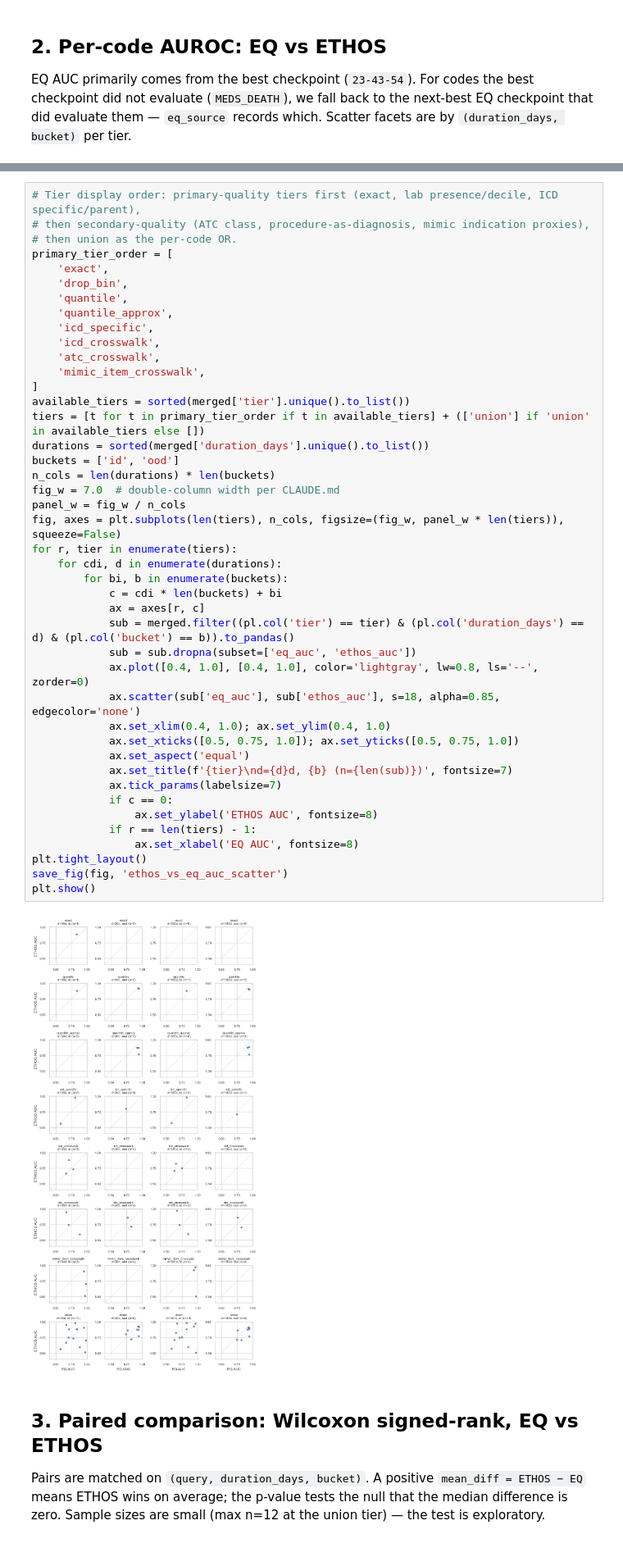
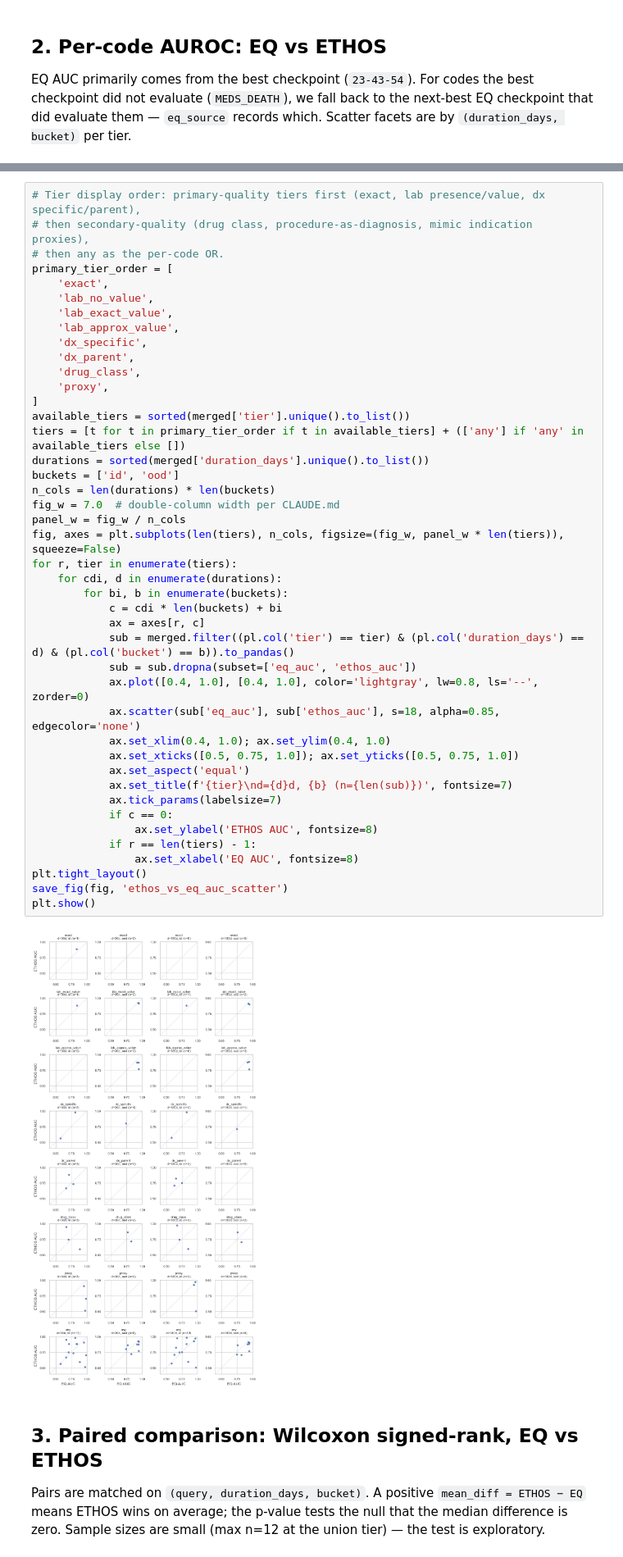
Before and after one commit to mmcdermott/EveryQuery-conditional, a Jupyter notebook: src/every_query/paper_experiments/ethos/comparison.ipynb, the cells around one changed output, grey strips where cells are left out. Shown at 82% size. Saved outputs shown, nothing was run; the diff lists cells and outputs as text.

```diff
--- a/src/every_query/paper_experiments/ethos/comparison.ipynb
+++ b/src/every_query/paper_experiments/ethos/comparison.ipynb
@@ -228,48 +230,48 @@ tier_quality counts: {'primary': np.uint32(23), 'secondary': np.uint32(63)}
 # %%
-# Tier display order: primary-quality tiers first (exact, lab presence/decile, ICD specific/parent),
-# then secondary-quality (ATC class, procedure-as-diagnosis, mimic indication proxies),
-# then union as the per-code OR.
+# Tier display order: primary-quality tiers first (exact, lab presence/value, dx specific/parent),
+# then secondary-quality (drug class, procedure-as-diagnosis, mimic indication proxies),
+# then any as the per-code OR.
 primary_tier_order = [
     'exact',
-    'drop_bin',
-    'quantile',
-    'quantile_approx',
-    'icd_specific',
-    'icd_crosswalk',
-    'atc_crosswalk',
-    'mimic_item_crosswalk',
+    'lab_no_value',
+    'lab_exact_value',
+    'lab_approx_value',
+    'dx_specific',
+    'dx_parent',
+    'drug_class',
+    'proxy',
 ]
 available_tiers = sorted(merged['tier'].unique().to_list())
-tiers = [t for t in primary_tier_order if t in available_tiers] + (['union'] if 'union' in available_tiers else [])
+tiers = [t for t in primary_tier_order if t in available_tiers] + (['any'] if 'any' in available_tiers else [])
 durations = sorted(merged['duration_days'].unique().to_list())
 buckets = ['id', 'ood']
 n_cols = len(durations) * len(buckets)
 fig_w = 7.0  # double-column width per CLAUDE.md
 panel_w = fig_w / n_cols
 fig, axes = plt.subplots(len(tiers), n_cols, figsize=(fig_w, panel_w * len(tiers)), squeeze=False)
 for r, tier in enumerate(tiers):
     for cdi, d in enumerate(durations):
         for bi, b in enumerate(buckets):
             c = cdi * len(buckets) + bi
             ax = axes[r, c]
             sub = merged.filter((pl.col('tier') == tier) & (pl.col('duration_days') == d) & (pl.col('bucket') == b)).to_pandas()
             sub = sub.dropna(subset=['eq_auc', 'ethos_auc'])
             ax.plot([0.4, 1.0], [0.4, 1.0], color='lightgray', lw=0.8, ls='--', zorder=0)
             ax.scatter(sub['eq_auc'], sub['ethos_auc'], s=18, alpha=0.85, edgecolor='none')
             ax.set_xlim(0.4, 1.0); ax.set_ylim(0.4, 1.0)
             ax.set_xticks([0.5, 0.75, 1.0]); ax.set_yticks([0.5, 0.75, 1.0])
             ax.set_aspect('equal')
             ax.set_title(f'{tier}\nd={d}d, {b} (n={len(sub)})', fontsize=7)
             ax.tick_params(labelsize=7)
             if c == 0:
                 ax.set_ylabel('ETHOS AUC', fontsize=8)
             if r == len(tiers) - 1:
                 ax.set_xlabel('EQ AUC', fontsize=8)
 plt.tight_layout()
 save_fig(fig, 'ethos_vs_eq_auc_scatter')
 plt.show()
 # %% [output]
-[figure, old version]
+[figure, new version]
 # %% [markdown]
 ## 3. Paired comparison: Wilcoxon signed-rank, EQ vs ETHOS
 
```
Also changed, not shown: parts of 11 cells of this notebook, 8 other files.
